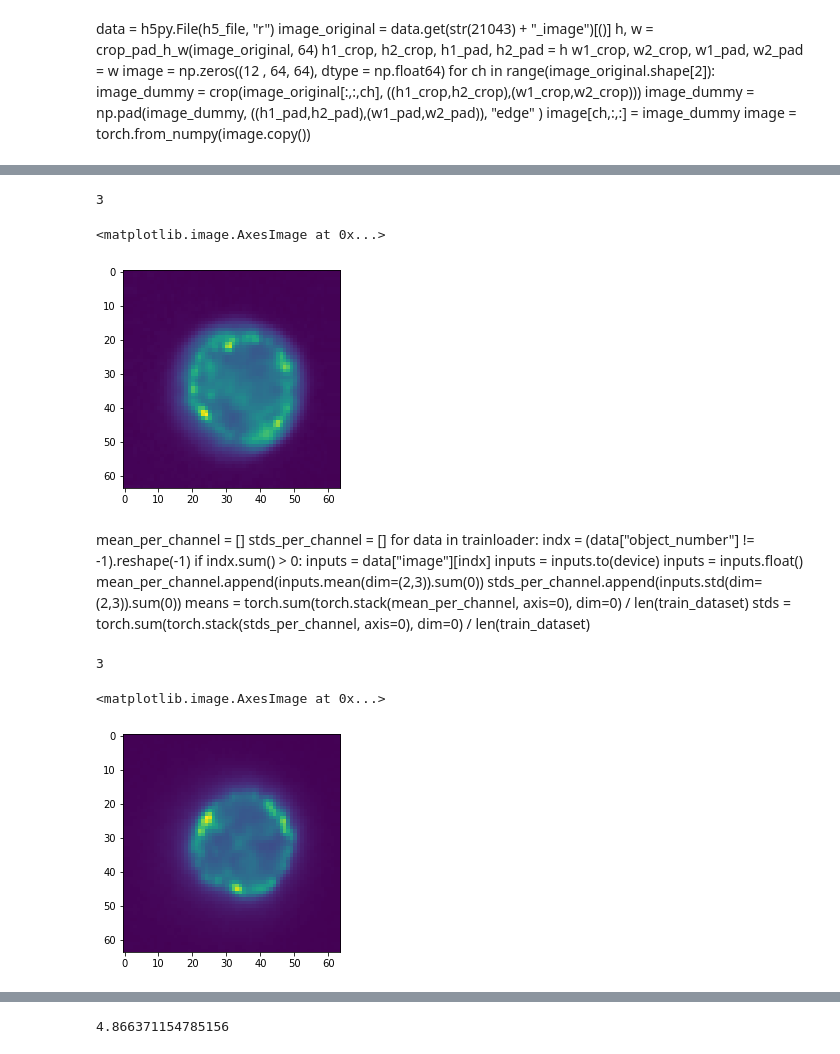
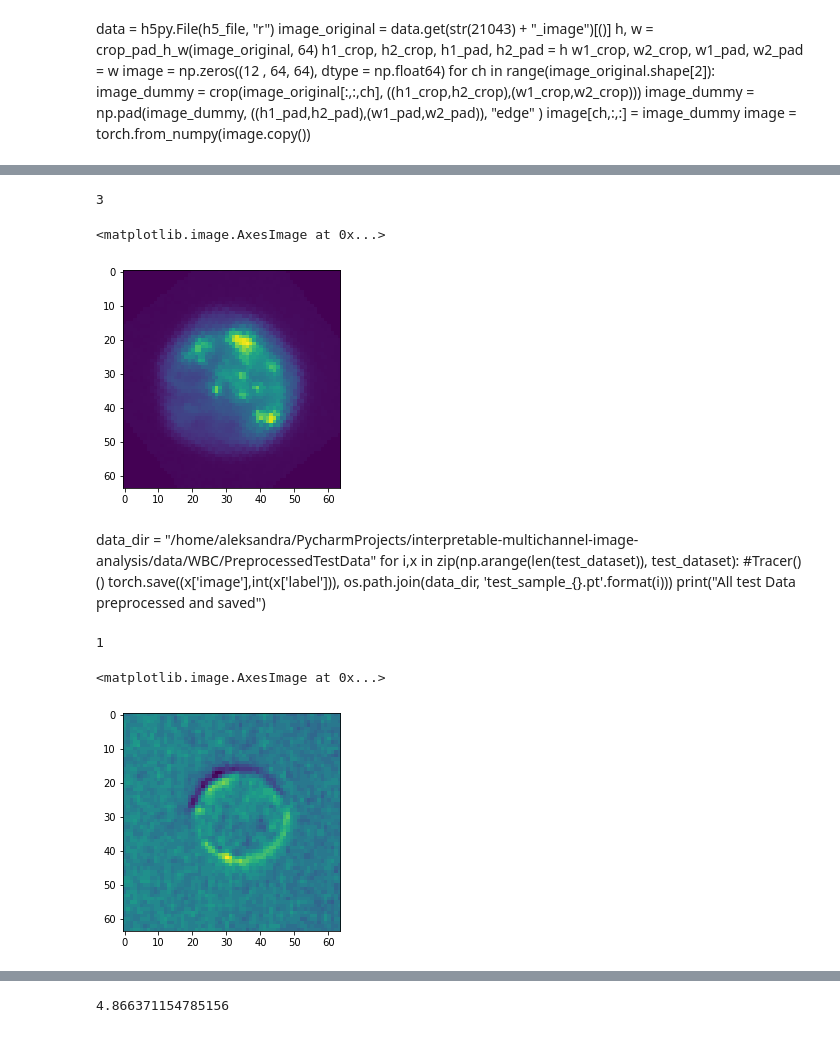
Before and after one commit to aliechoes/interpretable-multichannel-image-analysis, a Jupyter notebook: deep_learning.ipynb, the cells around one changed output, grey strips where cells are left out. Cells and saved outputs as stored; diff of their text form; code cells hidden in the pictures.

```diff
--- a/deep_learning.ipynb
+++ b/deep_learning.ipynb
@@ -313,12 +39,0 @@ def crop_pad_h_w(image_dummy,reshape_size):
-# %%
-def train_validation_test_split(h5_file, validation_size = 0.15, test_size = 0.20):
-    data = h5py.File(h5_file, "r")
-    object_numbers = data.get("object_number")[()]
-    data.close()
-    train, test = train_test_split( range(len(object_numbers)),
-                                       test_size=test_size,
-                                       random_state=314)
-    train, validation = train_test_split( train,
-                                       test_size=validation_size,
-                                       random_state=314)
-    return train, validation, test
@@ -454,3 +130,18 @@ test_dataset =  Dataset_Generator(h5_file , test_indx, reshape_size = 64 )
+# %%
+statistics= {'mean': torch.tensor([304.2655,   9.8241,  22.6823,   8.7255,  11.8348,  21.6108,  24.2642,
+         20.3928, 297.5275,  21.1994,   9.0133,  13.9198]), 'std': torch.tensor([111.9069,  13.5661,   8.3949,   3.7693,   4.4474,  23.4048,  21.6134,
+         16.3013, 109.4360,   8.6366,   3.8256,   5.8184])}
+# %%
+trainloader_len = 1755
+# %%
+train_dataset =  Dataset_Generator(h5_file , train_indx, reshape_size = 64, transform=transform, means=statistics["mean"].div_(trainloader_len),
+                                     stds=statistics["std"].div_(trainloader_len))
+validation_dataset =  Dataset_Generator(h5_file , validation_indx, reshape_size = 64, means=statistics["mean"].div_(trainloader_len),
+                                     stds=statistics["std"].div_(trainloader_len))
+
+test_dataset = Dataset_Generator(h5_file, test_indx, reshape_size=64,
+                                     means=statistics["mean"].div_(trainloader_len),
+                                     stds=statistics["std"].div_(trainloader_len))
 # %%
 trainloader = DataLoader( train_dataset,
                                 batch_size= batch_size,
@@ -467,20 +205,7 @@ testloader = DataLoader( test_dataset,
 # %%
-print(test_dataset[0]["label"].numpy()[0])
-plt.imshow(test_dataset[0]["image"][1,:,:])
+print(train_dataset[0]["label"].numpy()[0])
+plt.imshow(train_dataset[0]["image"][1,:,:])
 # %% [output]
 3
 <matplotlib.image.AxesImage at 0x...>
-[figure, old version]
+[figure, new version]
-# %% [markdown]
-mean_per_channel = []
-stds_per_channel = []
-for data in trainloader:
-    indx = (data["object_number"] != -1).reshape(-1)
-    if indx.sum() > 0:
-        inputs = data["image"][indx]
-        inputs = inputs.to(device)
-        inputs = inputs.float()
-        mean_per_channel.append(inputs.mean(dim=(2,3)).sum(0))
-        stds_per_channel.append(inputs.std(dim=(2,3)).sum(0))
-means = torch.sum(torch.stack(mean_per_channel, axis=0), dim=0) / len(train_dataset)
-stds = torch.sum(torch.stack(stds_per_channel, axis=0), dim=0) / len(train_dataset)
@@ -506,7 +212,13 @@ train_dataset =  Dataset_Generator(h5_file , train_indx, reshape_size = 64, tran
+# %% [markdown]
+data_dir = "/home/aleksandra/PycharmProjects/interpretable-multichannel-image-analysis/data/WBC/PreprocessedTestData"
+for i,x in zip(np.arange(len(test_dataset)), test_dataset):
+    #Tracer()()
+    torch.save((x['image'],int(x['label'])), os.path.join(data_dir, 'test_sample_{}.pt'.format(i)))
+print("All test Data preprocessed and saved")
 # %%
-print(validation_dataset[2]["label"].numpy()[0] )
-plt.imshow(validation_dataset[2]["image"][1,:,:])
+print(test_dataset[2]["label"].numpy()[0] )
+plt.imshow(test_dataset[2]["image"][1,:,:])
 # %% [output]
-3
+1
 <matplotlib.image.AxesImage at 0x...>
-[figure, old version]
+[figure, new version]
```
Also changed, not shown: parts of 47 cells of this notebook, 13 other files.
